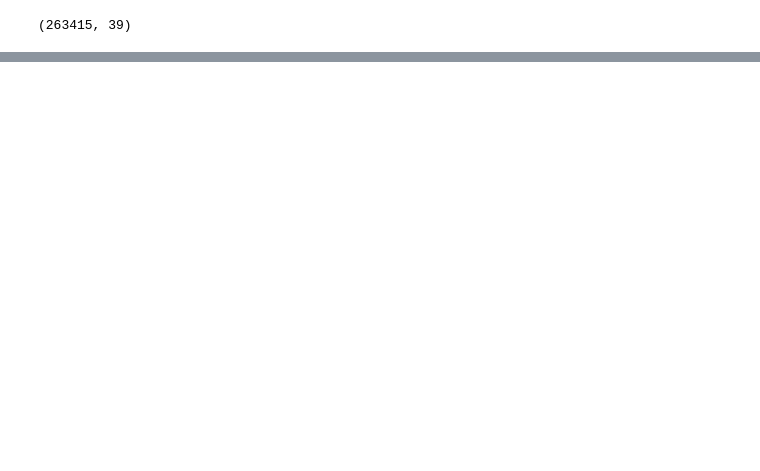
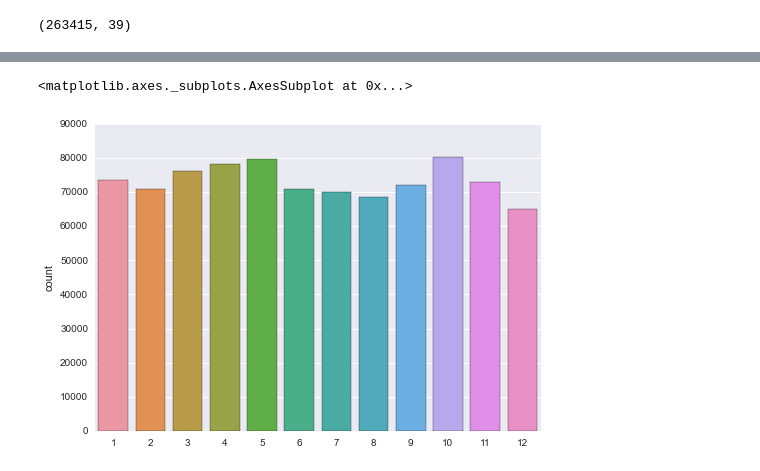
Before and after one commit to hnlee/sfcrimes, a Jupyter notebook: sfcrimes.ipynb, the cells around one changed output, grey strips where cells are left out. Saved outputs shown, nothing was run; the diff lists cells and outputs as text; code cells hidden in the pictures; blank space fills up the shorter version.

```diff
--- a/sfcrimes.ipynb
+++ b/sfcrimes.ipynb
@@ -206,0 +312,8 @@ sum(scores)/len(scores)
+# %%
+## Distribution of crimes across months
+
+sns.countplot(x = timestamps.index.month,
+             order = range(1, 13))
+# %% [output]
+<matplotlib.axes._subplots.AxesSubplot at 0x...>
+[figure, added]
```
Also changed, not shown: parts of 42 cells of this notebook.
